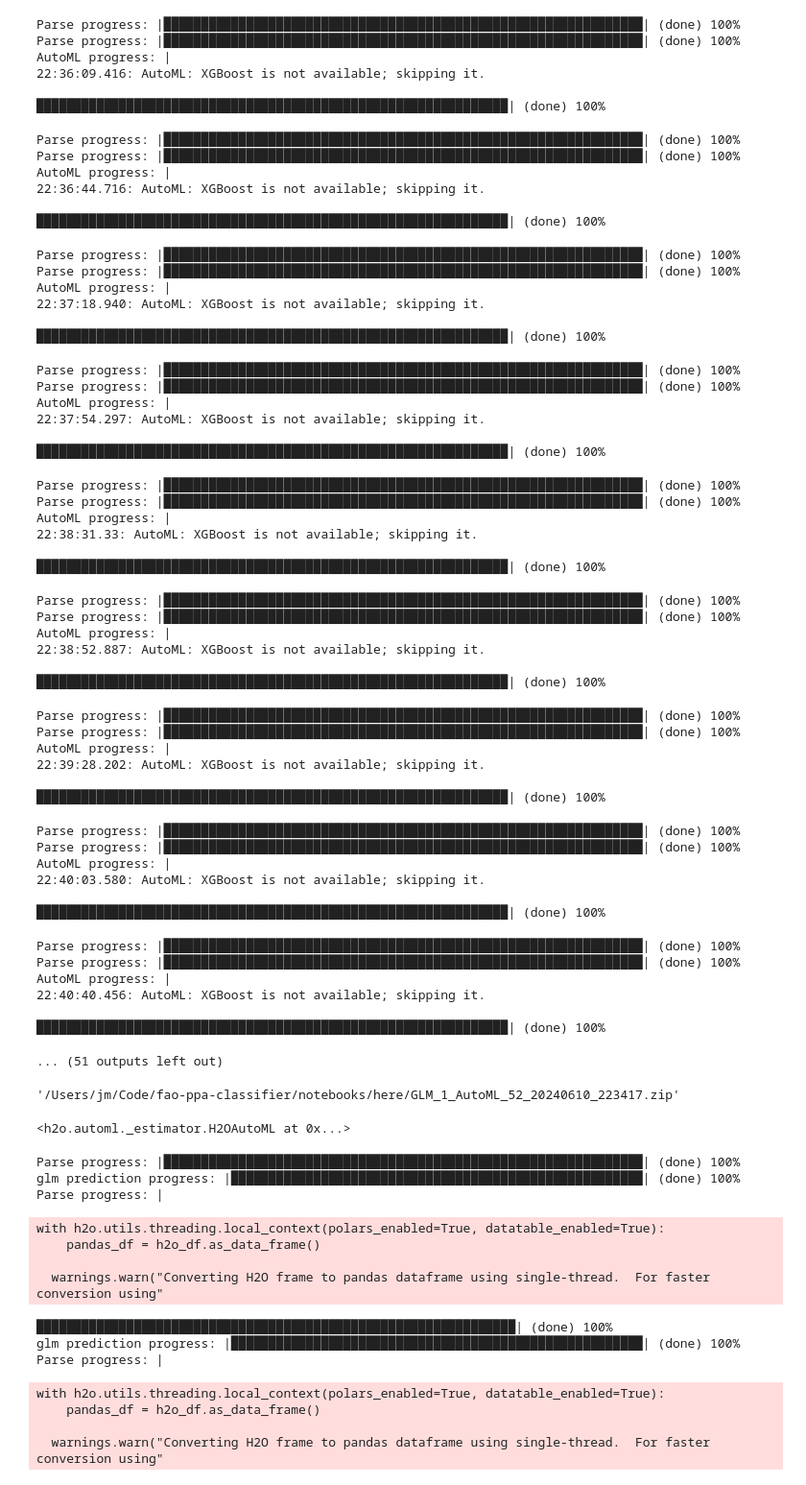
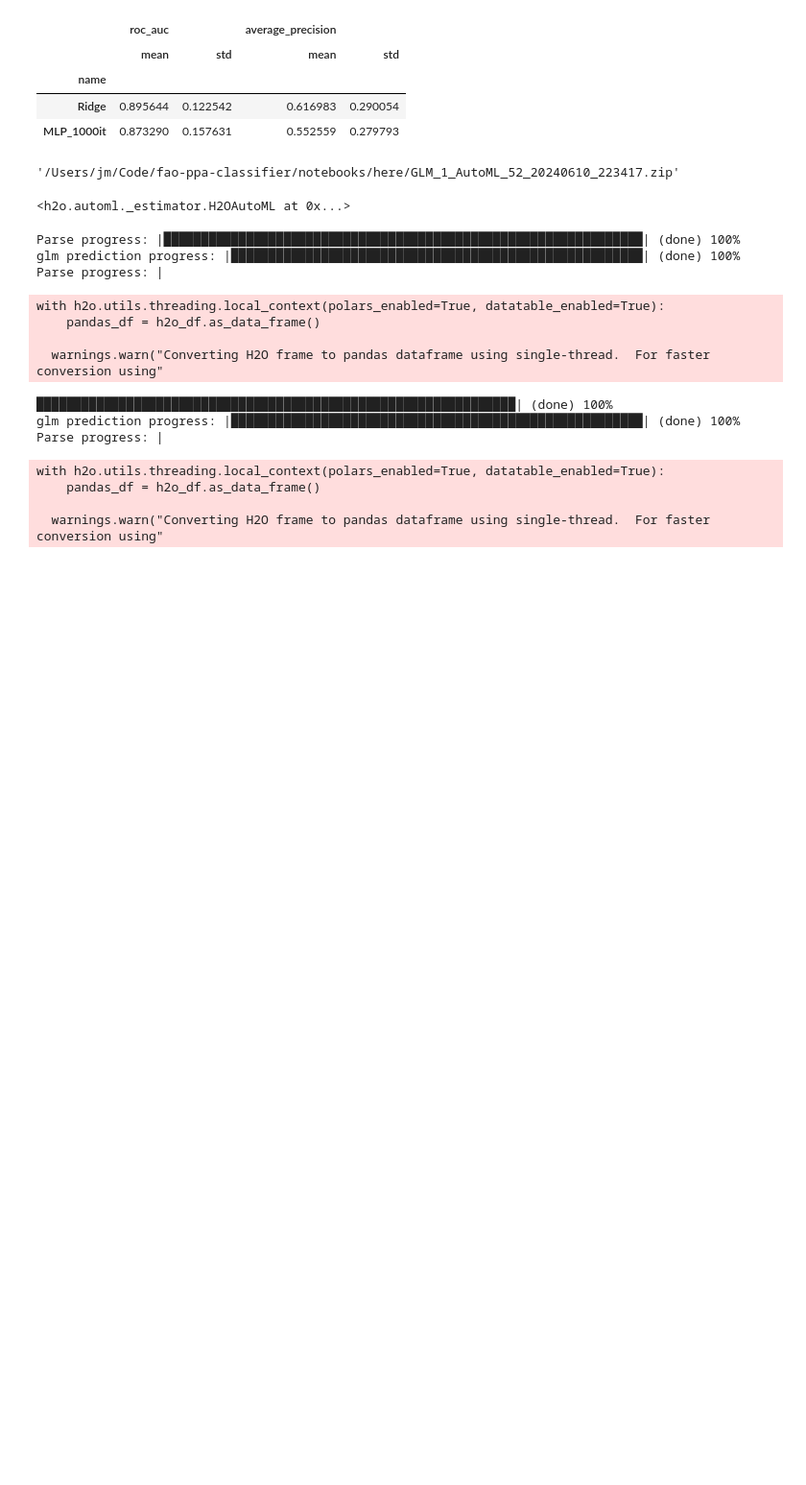
Before and after one commit to josemcorderoc/fao-ppa-classifier, a Jupyter notebook: notebooks/06_class_testing.ipynb, the cells around one changed output. Shown: that part at 96% size. Drawn from its saved outputs; the diff is of its cells as text; code cells hidden in the pictures; blank space fills up the shorter version.

Commit message:
feat: inject ridge classifier trained with all data

```diff
--- a/notebooks/06_class_testing.ipynb
+++ b/notebooks/06_class_testing.ipynb
@@ -96,8 +76,14 @@ class CustomDecisionTree(DecisionTreeClassifier):
         probs = super().predict_proba(X)
         return np.array(probs)[:, :, 0].T
 # %%
+from models.classifiers.ridge import CustomRidge
+
+
 clfs = [
-    (H2OMultiLabel(max_models=1, seed=1), "H2O MultiLabel"),
+    # (H2OMultiLabel(max_models=1, seed=1), "H2O MultiLabel"),
+    (MLPClassifier(max_iter=1000), "MLP_1000it"),
+    # (RandomForestClassifier(), "Random Forest"),
+    (CustomRidge(), "Ridge")
 ]
 
 all_experiments = []
@@ -149,58 +117,8 @@ AutoML progress: |
-Parse progress: |████████████████████████████████████████████████████████████████| (done) 100%
-Parse progress: |████████████████████████████████████████████████████████████████| (done) 100%
-AutoML progress: |
-22:36:09.416: AutoML: XGBoost is not available; skipping it.
-
-███████████████████████████████████████████████████████████████| (done) 100%
-Parse progress: |████████████████████████████████████████████████████████████████| (done) 100%
-Parse progress: |████████████████████████████████████████████████████████████████| (done) 100%
-AutoML progress: |
-22:36:44.716: AutoML: XGBoost is not available; skipping it.
-
-███████████████████████████████████████████████████████████████| (done) 100%
-Parse progress: |████████████████████████████████████████████████████████████████| (done) 100%
-Parse progress: |████████████████████████████████████████████████████████████████| (done) 100%
-AutoML progress: |
-22:37:18.940: AutoML: XGBoost is not available; skipping it.
-
-███████████████████████████████████████████████████████████████| (done) 100%
-Parse progress: |████████████████████████████████████████████████████████████████| (done) 100%
-Parse progress: |████████████████████████████████████████████████████████████████| (done) 100%
-AutoML progress: |
-22:37:54.297: AutoML: XGBoost is not available; skipping it.
-
-███████████████████████████████████████████████████████████████| (done) 100%
-Parse progress: |████████████████████████████████████████████████████████████████| (done) 100%
-Parse progress: |████████████████████████████████████████████████████████████████| (done) 100%
-AutoML progress: |
-22:38:31.33: AutoML: XGBoost is not available; skipping it.
-
-███████████████████████████████████████████████████████████████| (done) 100%
-Parse progress: |████████████████████████████████████████████████████████████████| (done) 100%
-Parse progress: |████████████████████████████████████████████████████████████████| (done) 100%
-AutoML progress: |
-22:38:52.887: AutoML: XGBoost is not available; skipping it.
-
-███████████████████████████████████████████████████████████████| (done) 100%
-Parse progress: |████████████████████████████████████████████████████████████████| (done) 100%
-Parse progress: |████████████████████████████████████████████████████████████████| (done) 100%
-AutoML progress: |
-22:39:28.202: AutoML: XGBoost is not available; skipping it.
-
-███████████████████████████████████████████████████████████████| (done) 100%
-Parse progress: |████████████████████████████████████████████████████████████████| (done) 100%
-Parse progress: |████████████████████████████████████████████████████████████████| (done) 100%
-AutoML progress: |
-22:40:03.580: AutoML: XGBoost is not available; skipping it.
-
-███████████████████████████████████████████████████████████████| (done) 100%
-Parse progress: |████████████████████████████████████████████████████████████████| (done) 100%
-Parse progress: |████████████████████████████████████████████████████████████████| (done) 100%
-AutoML progress: |
-22:40:40.456: AutoML: XGBoost is not available; skipping it.
-
-███████████████████████████████████████████████████████████████| (done) 100%
-... (51 outputs left out)
+|  | roc_auc |  | average_precision |  |
+|  | mean | std | mean | std |
+| name |  |  |  |  |
+| Ridge | 0.895644 | 0.122542 | 0.616983 | 0.290054 |
+| MLP_1000it | 0.873290 | 0.157631 | 0.552559 | 0.279793 |
 # %%
 from pathlib import Path
 
```
Also changed, not shown: parts of 4 cells of this notebook, 3 other files.
